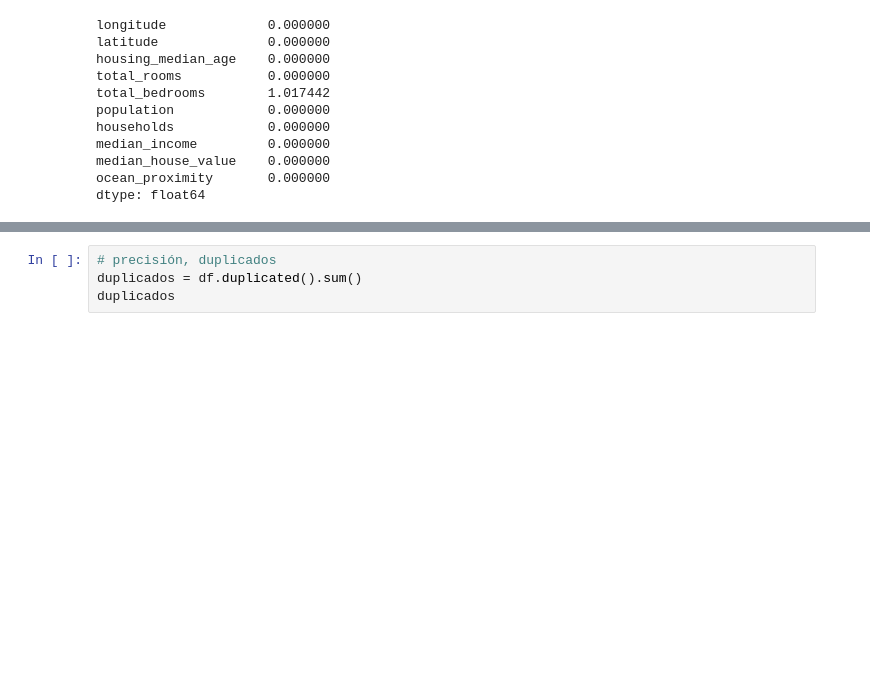
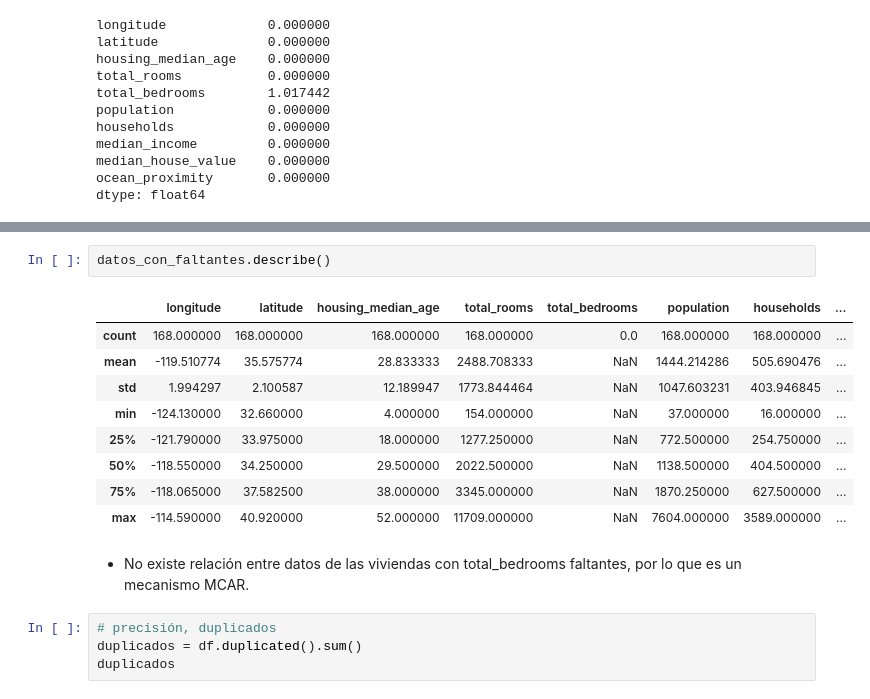
Before and after one commit to anitaharo24-code/proyecto_final_Ana_Haro, a Jupyter notebook: notebooks/01_exploracion.ipynb, the cells around one changed output, grey strips where cells are left out. Cells and saved outputs as stored; diff of their text form; blank space fills up the shorter version.

```diff
--- a/notebooks/01_exploracion.ipynb
+++ b/notebooks/01_exploracion.ipynb
@@ -114,3 +168,17 @@ dtype: float64
+# %%
+datos_con_faltantes.describe()
+# %% [output]
+|  | longitude | latitude | housing_median_age | total_rooms | total_bedrooms | population | households | ... |
+| count | 168.000000 | 168.000000 | 168.000000 | 168.000000 | 0.0 | 168.000000 | 168.000000 | ... |
+| mean | -119.510774 | 35.575774 | 28.833333 | 2488.708333 | NaN | 1444.214286 | 505.690476 | ... |
+| std | 1.994297 | 2.100587 | 12.189947 | 1773.844464 | NaN | 1047.603231 | 403.946845 | ... |
+| min | -124.130000 | 32.660000 | 4.000000 | 154.000000 | NaN | 37.000000 | 16.000000 | ... |
+| 25% | -121.790000 | 33.975000 | 18.000000 | 1277.250000 | NaN | 772.500000 | 254.750000 | ... |
+| 50% | -118.550000 | 34.250000 | 29.500000 | 2022.500000 | NaN | 1138.500000 | 404.500000 | ... |
+| 75% | -118.065000 | 37.582500 | 38.000000 | 3345.000000 | NaN | 1870.250000 | 627.500000 | ... |
+| max | -114.590000 | 40.920000 | 52.000000 | 11709.000000 | NaN | 7604.000000 | 3589.000000 | ... |
+# %% [markdown]
+- No existe relación entre datos de las viviendas con total_bedrooms faltantes, por lo que es un mecanismo MCAR.
 # %%
 # precisión, duplicados
 duplicados = df.duplicated().sum()
```
Also changed, not shown: parts of 12 cells of this notebook, 1 other file.
